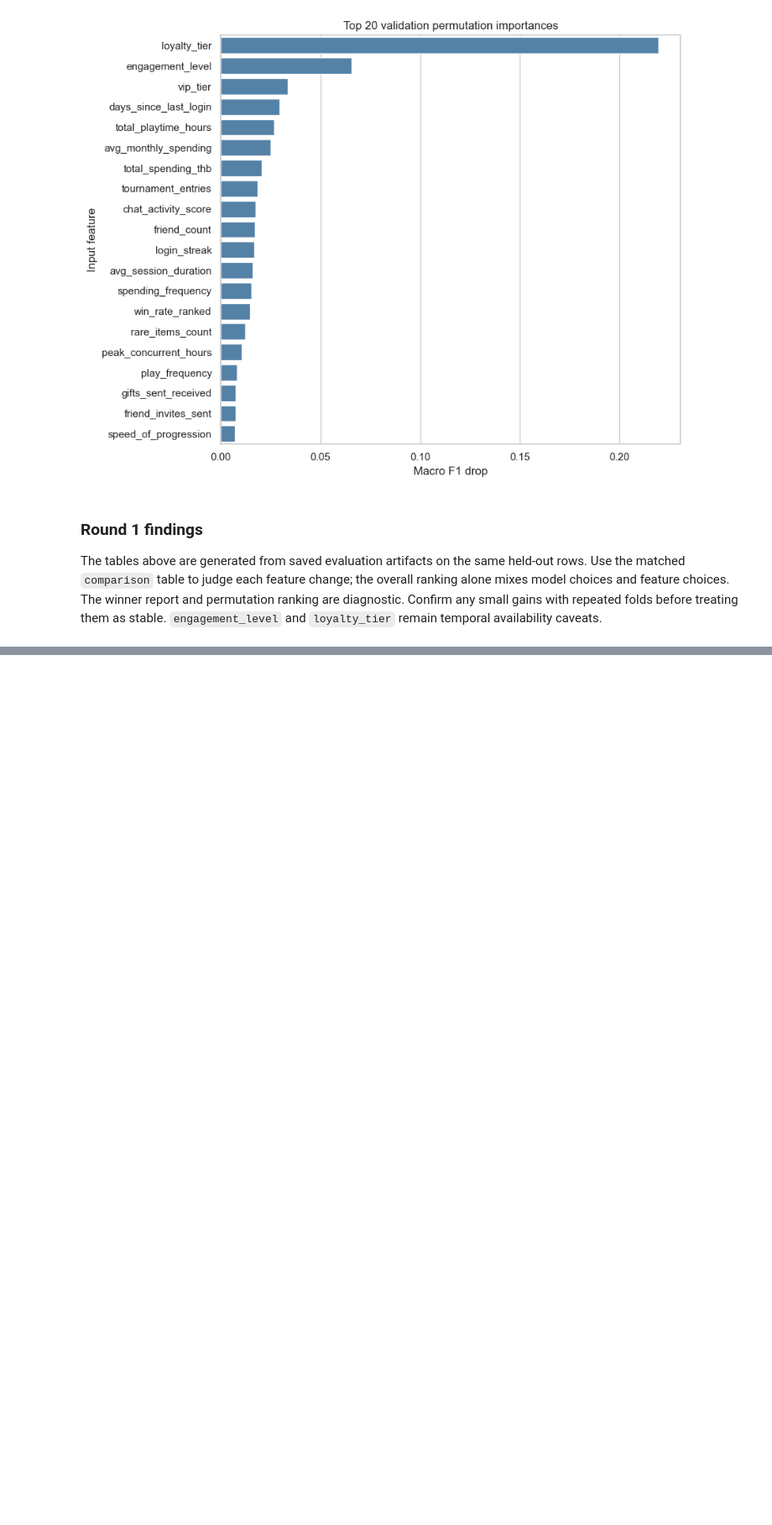
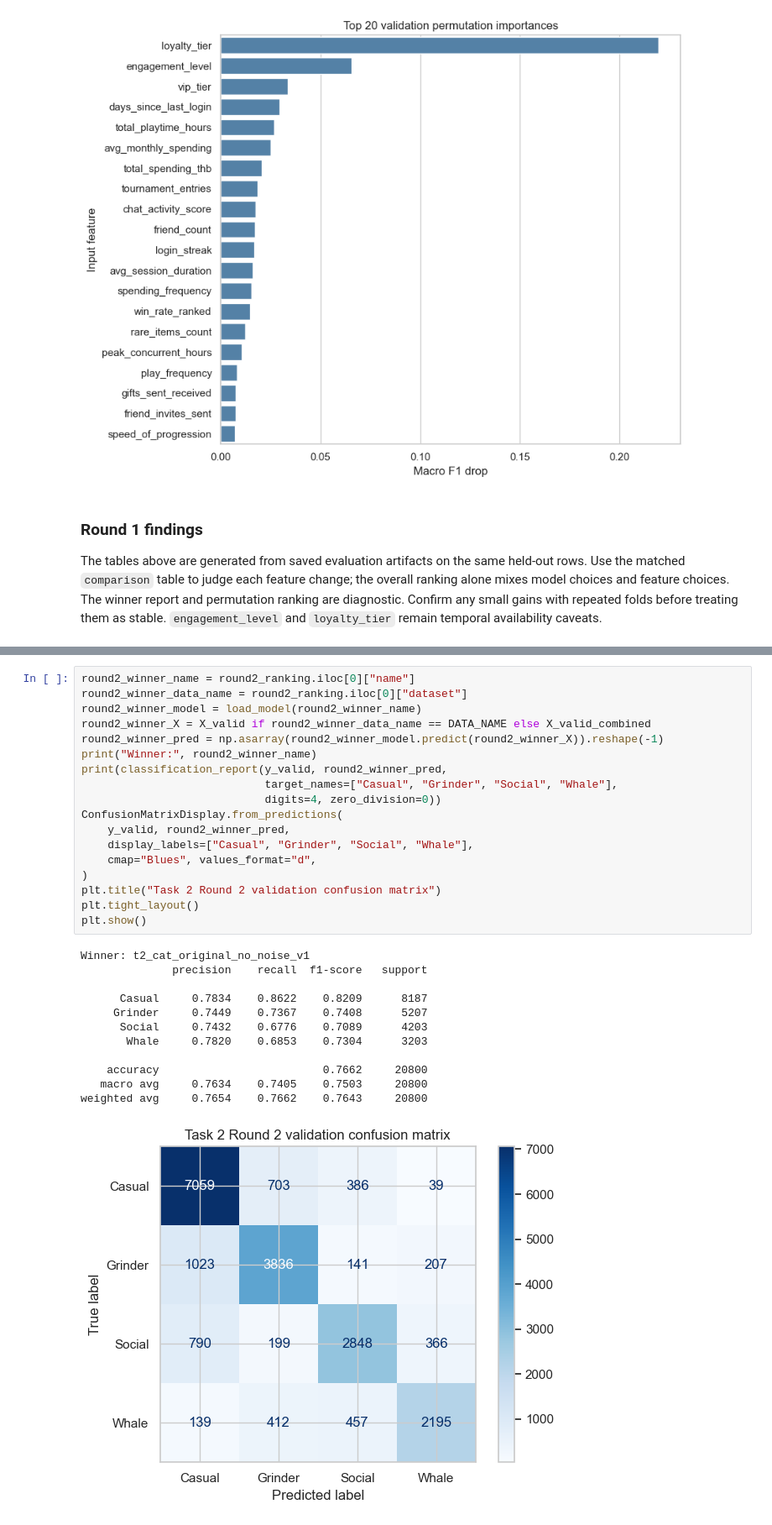
Before and after one commit to jakkarin-promsee/cpe342-ml-kaggle, a Jupyter notebook: src/task2/models/model.ipynb, the cells around one changed output, grey strips where cells are left out. Shown at 84% size. Cells and saved outputs as stored; diff of their text form; blank space fills up the shorter version.

```diff
--- a/src/task2/models/model.ipynb
+++ b/src/task2/models/model.ipynb
@@ -521,0 +755,31 @@ The tables above are generated from saved evaluation artifacts on the same held-
+# %%
+round2_winner_name = round2_ranking.iloc[0]["name"]
+round2_winner_data_name = round2_ranking.iloc[0]["dataset"]
+round2_winner_model = load_model(round2_winner_name)
+round2_winner_X = X_valid if round2_winner_data_name == DATA_NAME else X_valid_combined
+round2_winner_pred = np.asarray(round2_winner_model.predict(round2_winner_X)).reshape(-1)
+print("Winner:", round2_winner_name)
+print(classification_report(y_valid, round2_winner_pred,
+                            target_names=["Casual", "Grinder", "Social", "Whale"],
+                            digits=4, zero_division=0))
+ConfusionMatrixDisplay.from_predictions(
+    y_valid, round2_winner_pred,
+    display_labels=["Casual", "Grinder", "Social", "Whale"],
+    cmap="Blues", values_format="d",
+)
+plt.title("Task 2 Round 2 validation confusion matrix")
+plt.tight_layout()
+plt.show()
+# %% [output]
+Winner: t2_cat_original_no_noise_v1
+              precision    recall  f1-score   support
+
+      Casual     0.7834    0.8622    0.8209      8187
+     Grinder     0.7449    0.7367    0.7408      5207
+      Social     0.7432    0.6776    0.7089      4203
+       Whale     0.7820    0.6853    0.7304      3203
+
+    accuracy                         0.7662     20800
+   macro avg     0.7634    0.7405    0.7503     20800
+weighted avg     0.7654    0.7662    0.7643     20800
+[figure, added]
```
Also changed, not shown: parts of 18 cells of this notebook.
